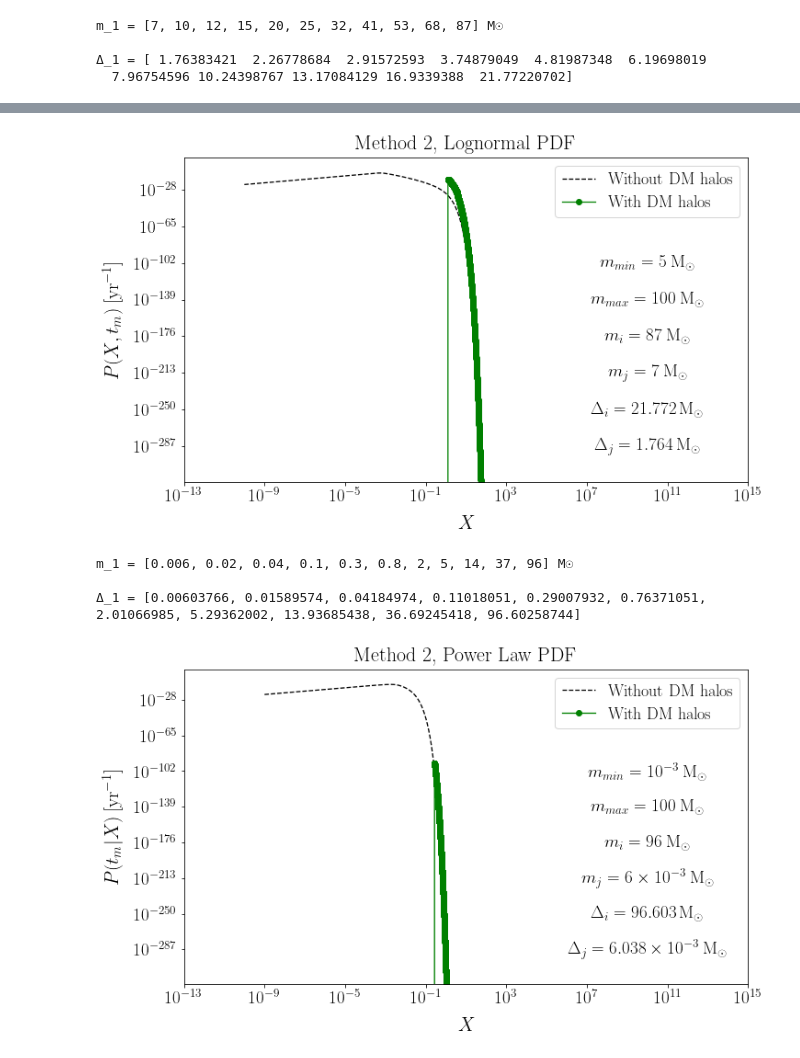
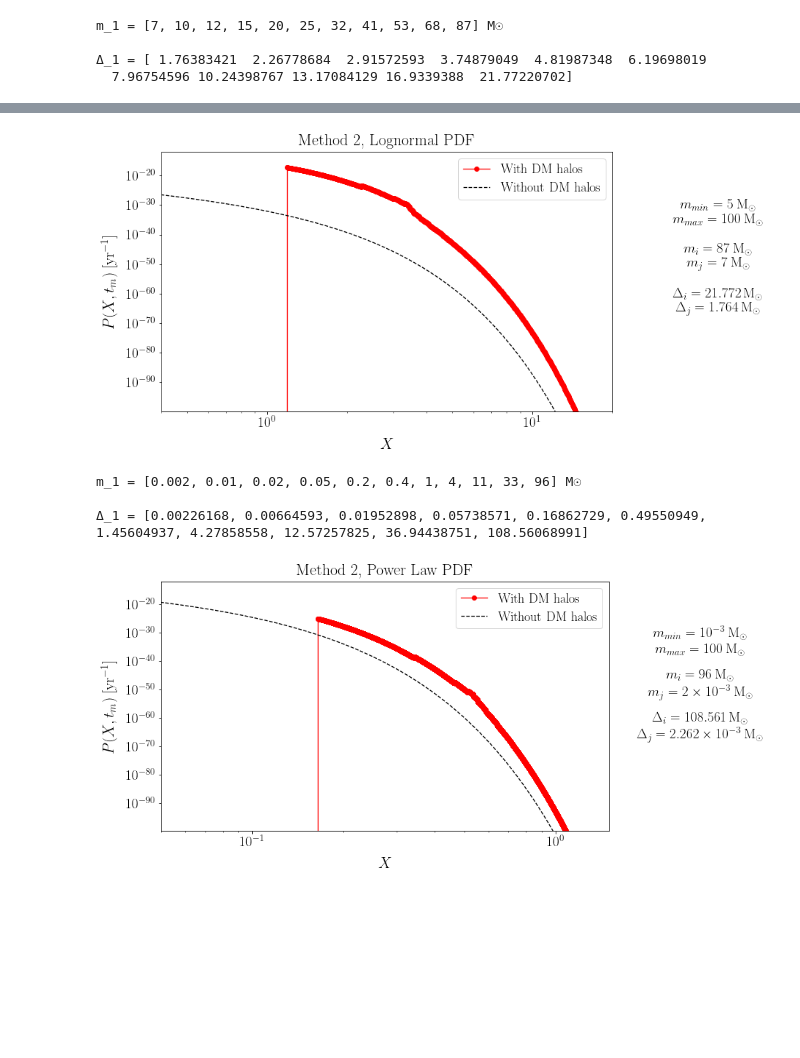
Before and after one commit to pratibhajangra591/Ifca-github, a Jupyter notebook: distributions_method2.ipynb, the cells around one changed output, grey strips where cells are left out. Saved outputs shown, nothing was run; the diff lists cells and outputs as text; code cells hidden in the pictures; blank space fills up the shorter version.

```diff
--- a/distributions_method2.ipynb
+++ b/distributions_method2.ipynb
@@ -328,7 +330,7 @@ tm_ref_list = file['arr_4']
 
 plt.figure(figsize = (11, 6.5))
 
-f_pbh = 2.23e-3
+f_pbh = 2.10e-3
 f  = 0.85 * f_pbh
 
 
@@ -340,46 +342,46 @@ def P(m):      #Log-Normal PBH mass Distribution
 
 
 
+plt.loglog(X, P_X_tm_method_2(m_1, m_2, Δ_1, Δ_2, t_m, X, DM_halos_presence = 'True'), '-ro')
 plt.loglog(X, P_X_tm_method_2(m_1, m_2, Δ_1, Δ_2, t_m, X, DM_halos_presence = 'False'), 'k--' )
-plt.loglog(X, P_X_tm_method_2(m_1, m_2, Δ_1, Δ_2, t_m, X, DM_halos_presence = 'True'), '-go')
 
 
 
-plt.text(1e10, 1e-102, "$m_{min} = 5 \: \mathrm{M_{\odot}}$", size = 19,
+plt.text(50, 1e-30, "$m_{min} = 5 \: \mathrm{M_{\odot}}$", size = 19,
          ha="center", va="center")
-plt.text(1e10, 1e-139, "$m_{max} = 100 \: \mathrm{M_{\odot}}$", size = 19,
+plt.text(50, 1e-35, "$m_{max} = 100 \: \mathrm{M_{\odot}}$", size = 19,
          ha="center", va="center")
 
 
-plt.text(1e10, 1e-176, "$m_{i} = 87 \: \mathrm{M_{\odot}}$", size = 19,
+plt.text(50, 1e-45, "$m_{i} = 87 \: \mathrm{M_{\odot}}$", size = 19,
        ha="center", va="center")
-plt.text(1e10, 1e-213, "$m_{j} = 7 \: \mathrm{M_{\odot}}$", size = 19,
+plt.text(50, 1e-50, "$m_{j} = 7 \: \mathrm{M_{\odot}}$", size = 19,
          ha="center", va="center")
 
-plt.text(1e10, 1e-250, "$\Delta_{i} = 21.772 \: \mathrm{M_{\odot}}$", size = 19,
+plt.text(50, 1e-60, "$\Delta_{i} = 21.772 \: \mathrm{M_{\odot}}$", size = 19,
          ha="center", va="center")
-plt.text(1e10, 1e-287, "$\Delta_{j} = 1.764 \: \mathrm{M_{\odot}}$", size = 19,
+plt.text(50, 1e-65, "$\Delta_{j} = 1.764 \: \mathrm{M_{\odot}}$", size = 19,
         ha="center", va="center")
 
 
 
 
 
-
-plt.xlim(1e-13, 1e15)
+plt.xlim(4e-1, 20)
+plt.ylim(1.1e-100, 1e-12)
 plt.rc('lines', linewidth = 1.3)
 plt.xticks(fontsize = 19)
 plt.yticks(fontsize = 19)
 plt.xlabel('$X$', fontsize = 21, labelpad = 12)
 plt.ylabel('$P(X, t_{m}) \: [\mathrm{yr^{-1}}]$', fontsize = 21, labelpad = 12)
-plt.legend(["Without DM halos","With DM halos"], prop = {'size':18}, facecolor = 'white', fontsize=110)
+plt.legend(["With DM halos","Without DM halos"], prop = {'size':18}, facecolor = 'white', fontsize=110)
 plt.title('Method 2, Lognormal PDF', fontsize = 22, pad = 9)
 plt.savefig('1imLgnmlP_X_t_mvsX.pdf', bbox_inches = 'tight')
 plt.show()
 # %% [output]
-[figure, old version]
+[figure, new version]
 # %%
-bin_centres = np.geomspace(6e-3, 96, 11)
+bin_centres = np.geomspace(2e-3, 96, 11)
 bin_edges = np.sqrt(bin_centres[:-1]*bin_centres[1:])
 
 
@@ -398,8 +400,8 @@ deltas = np.diff(bin_edges)
 
 
 
-m_1 = np.geomspace(6e-3, 96, 11)
-m_2 = np.geomspace(6e-3, 96, 11)
+m_1 = np.geomspace(2e-3, 96, 11)
+m_2 = np.geomspace(2e-3, 96, 11)
 
 
 m_1_list = m_1.tolist()
@@ -413,9 +415,8 @@ m_2_list = list(map(lambda x: float(format(x, '.2f')), m_2_list))
 
 
 # To save some time I wrote them by hand.
-m_1_list = [0.006, 0.02, 0.04, 0.1, 0.3, 0.8, 2, 5, 14, 37, 96]
-m_2_list = [0.006, 0.02, 0.04, 0.1, 0.3, 0.8, 2, 5, 14, 37, 96]
-
+m_1_list = [0.002, 0.01, 0.02, 0.05, 0.2, 0.4, 1, 4, 11, 33, 96]
+m_2_list = [0.002, 0.01, 0.02, 0.05, 0.2, 0.4, 1, 4, 11, 33, 96]
 
 
 Δ_1_list = list(map(lambda x: float(format(x, '.8f')),  Δ_1_list))
@@ -427,9 +428,9 @@ print("m_1 =", m_1_list, "M☉")
 print('\v')
 print("Δ_1 =", Δ_1_list)
 # %% [output]
-m_1 = [0.006, 0.02, 0.04, 0.1, 0.3, 0.8, 2, 5, 14, 37, 96] M☉
+m_1 = [0.002, 0.01, 0.02, 0.05, 0.2, 0.4, 1, 4, 11, 33, 96] M☉
 
-Δ_1 = [0.00603766, 0.01589574, 0.04184974, 0.11018051, 0.29007932, 0.76371051, 2.01066985, 5.29362002, 13.93685438, 36.69245418, 96.60258744]
+Δ_1 = [0.00226168, 0.00664593, 0.01952898, 0.05738571, 0.16862729, 0.49550949, 1.45604937, 4.27858558, 12.57257825, 36.94438751, 108.56068991]
 # %%
 m_1 = m_1_list[-1]            # in units of M☉
 
@@ -459,7 +460,7 @@ tm_ref_list = file['arr_4']
 plt.figure(figsize = (11, 6.3))
 
 
-f_pbh= 2.04e-4
+f_pbh= 6.17e-5
 f = 0.85 * f_pbh
 
 
@@ -472,38 +473,41 @@ def P(m): #Powerlaw PBH mass distribution
 
 
 
+plt.loglog(X, P_X_tm_method_2(m_1, m_2, Δ_1, Δ_2, t_m, X, DM_halos_presence = 'True'), '-ro')
 plt.loglog(X, P_X_tm_method_2(m_1, m_2, Δ_1, Δ_2, t_m, X,  DM_halos_presence = 'False'), 'k--')
-plt.loglog(X, P_X_tm_method_2(m_1, m_2, Δ_1, Δ_2, t_m, X, DM_halos_presence = 'True'), '-go')
 
-plt.text(1e10, 1e-102, "$m_{min} = 10^{-3} \: \mathrm{M_{\odot}}$", size = 19,
+
+plt.text(3, 1e-30, "$m_{min} = 10^{-3} \: \mathrm{M_{\odot}}$", size = 19,
          ha="center", va="center")
-plt.text(1e10, 1e-139, "$m_{max} = 100 \: \mathrm{M_{\odot}}$", size = 19,
+plt.text(3, 1e-36, "$m_{max} = 100 \: \mathrm{M_{\odot}}$", size = 19,
          ha="center", va="center")
 
 
-plt.text(1e10, 1e-176, "$m_{i} = 96 \: \mathrm{M_{\odot}}$", size = 19,
+plt.text(3, 1e-45, "$m_{i} = 96 \: \mathrm{M_{\odot}}$", size = 19,
        ha="center", va="center")
-plt.text(1e10, 1e-213, r"$m_{j} = 6\times 10^{-3} \: \mathrm{M_{\odot}}$", size = 19,
+plt.text(3, 1e-51, r"$m_{j} = 2\times 10^{-3} \: \mathrm{M_{\odot}}$", size = 19,
          ha="center", va="center")
 
-plt.text(1e10, 1e-250, "$\Delta_{i} = 96.603  \: \mathrm{M_{\odot}}$", size = 19,
+plt.text(3 ,1e-60, "$\Delta_{i} = 108.561  \: \mathrm{M_{\odot}}$", size = 19,
          ha="center", va="center")
-plt.text(1e10, 1e-287, r"$\Delta_{j} = 6.038\times 10^{-3} \: \mathrm{M_{\odot}}$", size = 19,
+plt.text(3, 1e-66, r"$\Delta_{j} = 2.262\times 10^{-3} \: \mathrm{M_{\odot}}$", size = 19,
         ha="center", va="center")
 
 
-plt.xlim(1e-13, 1e15)
+
+plt.xlim(5e-2, 1.5)
+plt.ylim(1.1e-100, 1e-12)
 plt.rc('lines', linewidth = 1.3)
 plt.xticks(fontsize = 19)
 plt.yticks(fontsize = 19)
 plt.xlabel('$X$', fontsize = 21, labelpad = 12)
-plt.ylabel('$P(t_{m}|X) \: [\mathrm{yr^{-1}}]$', fontsize = 21, labelpad = 12)
-plt.legend(["Without DM halos","With DM halos"], prop = {'size':18}, facecolor = 'white', fontsize=110)
+plt.ylabel('$P(X, t_{m}) \: [\mathrm{yr^{-1}}]$', fontsize = 21, labelpad = 12)
+plt.legend(["With DM halos","Without DM halos"], prop = {'size':18}, facecolor = 'white', fontsize=110)
 plt.title('Method 2, Power Law PDF' , fontsize = 22, pad = 9)
 plt.savefig('2imPWRP_t_mvsX.pdf', bbox_inches = 'tight')
 plt.show()
 # %% [output]
-[figure, old version]
+[figure, new version]
 # %%
 # P(X, t_m) in range of Lognormal PBH mass function from m_min = 1e-3 M☉ - 100 M☉.
 
```
Also changed, not shown: parts of 2 cells of this notebook.
